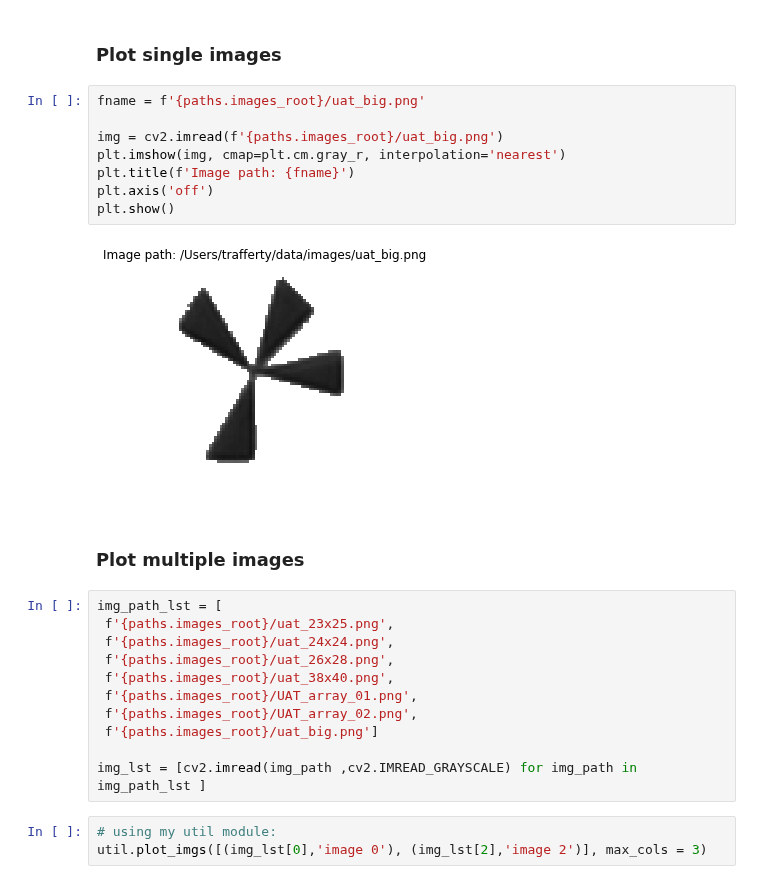
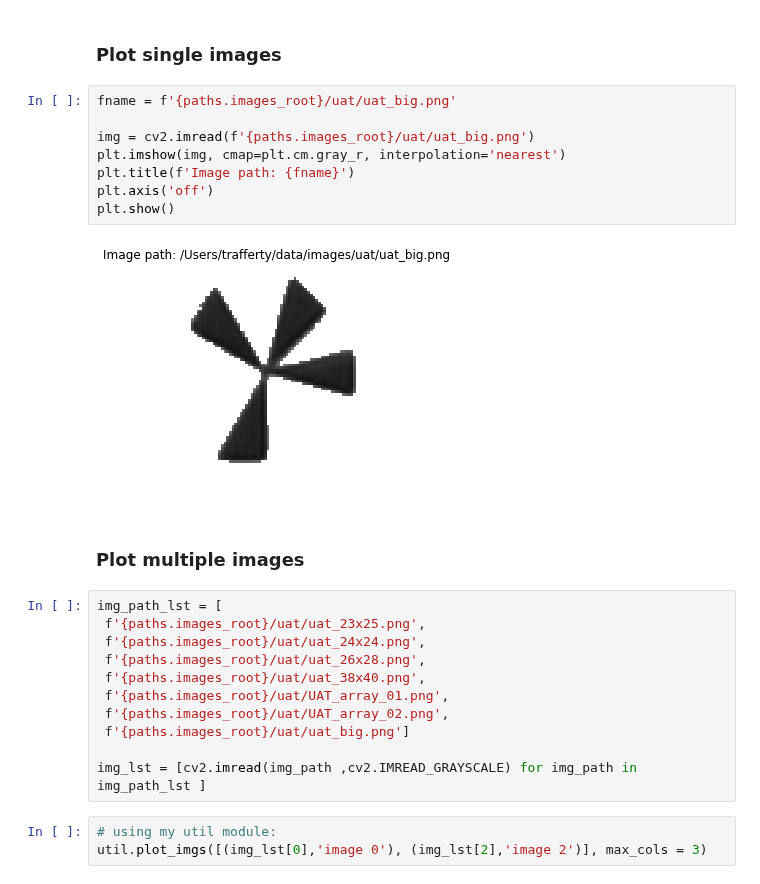
Before and after one commit to Aniruddh1/ipython-opencv-notebooks, a Jupyter notebook: notebooks/snippits.ipynb, the cells around one changed output. Saved outputs shown, nothing was run; the diff lists cells and outputs as text.

```diff
--- a/notebooks/snippits.ipynb
+++ b/notebooks/snippits.ipynb
@@ -55,26 +41,26 @@ img_path_list = [img_path for img_path in Path(sample_image_path).glob('**/*.png
 # %% [markdown]
 ### Plot single images
 # %%
-fname = f'{paths.images_root}/uat_big.png'
+fname = f'{paths.images_root}/uat/uat_big.png'
 
-img = cv2.imread(f'{paths.images_root}/uat_big.png')
+img = cv2.imread(f'{paths.images_root}/uat/uat_big.png')
 plt.imshow(img, cmap=plt.cm.gray_r, interpolation='nearest')
 plt.title(f'Image path: {fname}')
 plt.axis('off')
 plt.show()
 # %% [output]
-[figure, old version]
+[figure, new version]
 # %% [markdown]
 ### Plot multiple images
 # %%
 img_path_lst = [
- f'{paths.images_root}/uat_23x25.png',
- f'{paths.images_root}/uat_24x24.png',
- f'{paths.images_root}/uat_26x28.png',
- f'{paths.images_root}/uat_38x40.png',
- f'{paths.images_root}/UAT_array_01.png',
- f'{paths.images_root}/UAT_array_02.png',
- f'{paths.images_root}/uat_big.png']
+ f'{paths.images_root}/uat/uat_23x25.png',
+ f'{paths.images_root}/uat/uat_24x24.png',
+ f'{paths.images_root}/uat/uat_26x28.png',
+ f'{paths.images_root}/uat/uat_38x40.png',
+ f'{paths.images_root}/uat/UAT_array_01.png',
+ f'{paths.images_root}/uat/UAT_array_02.png',
+ f'{paths.images_root}/uat/uat_big.png']
 
 img_lst = [cv2.imread(img_path ,cv2.IMREAD_GRAYSCALE) for img_path in img_path_lst ]
 # %%
```
Also changed, not shown: parts of 6 cells of this notebook, 51 other files.
